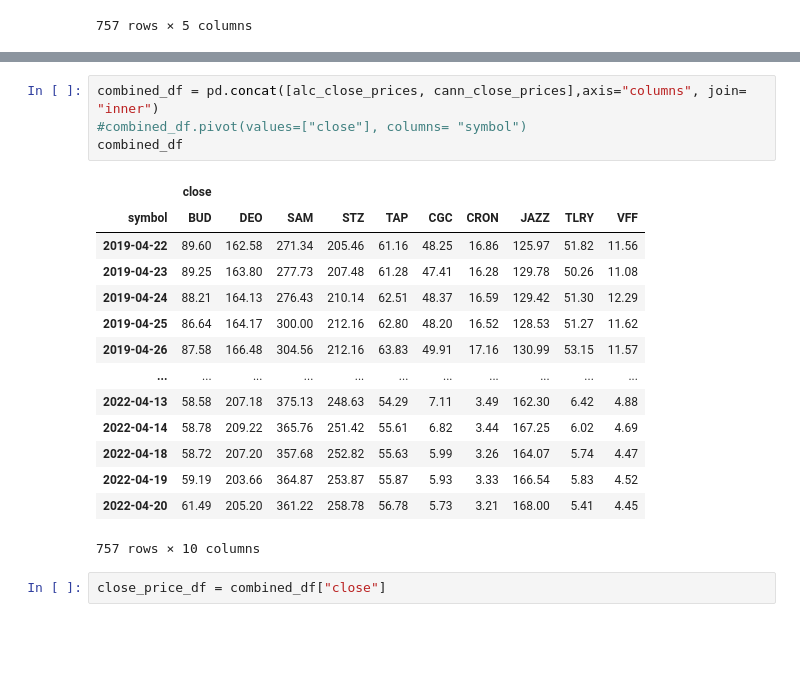
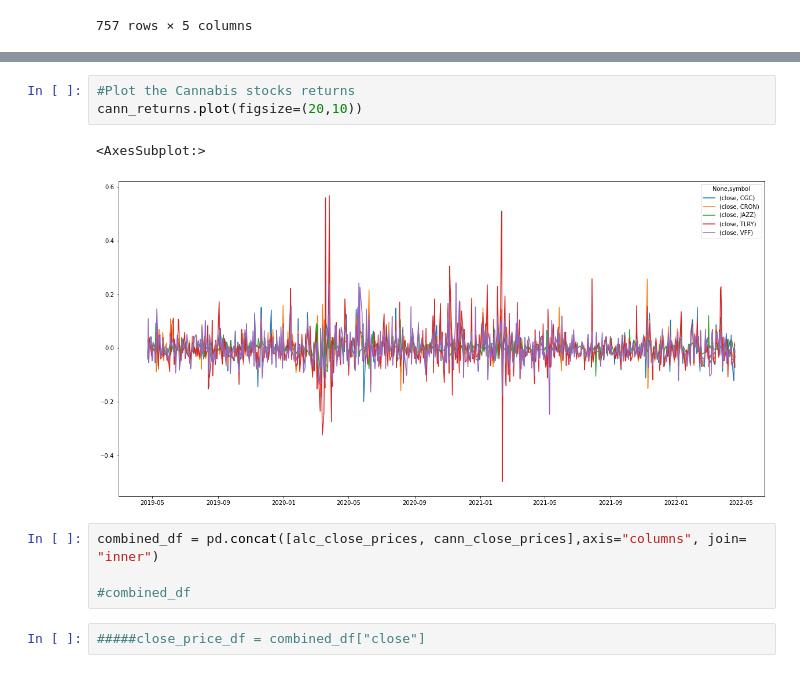
Before and after one commit to themichaelfoley/MKJ_FinTech_Project_1, a Jupyter notebook: Team3_Project1-2.ipynb, the cells around one changed output, grey strips where cells are left out. Saved outputs shown, nothing was run; the diff lists cells and outputs as text; blank space fills up the shorter version.

```diff
--- a/Team3_Project1-2.ipynb
+++ b/Team3_Project1-2.ipynb
@@ -221,25 +302,16 @@ cann_returns.dropna()
 | 2022-04-19 | -0.010017 | 0.021472 | 0.015055 | 0.015679 | 0.011186 |
 | 2022-04-20 | -0.033727 | -0.036036 | 0.008767 | -0.072041 | -0.015487 |
 756 rows × 5 columns
+# %%
+#Plot the Cannabis stocks returns
+cann_returns.plot(figsize=(20,10))
+# %% [output]
+<AxesSubplot:>
+[figure, added]
 # %%
 combined_df = pd.concat([alc_close_prices, cann_close_prices],axis="columns", join= "inner")
-#combined_df.pivot(values=["close"], columns= "symbol")
-combined_df
+
+#combined_df
-# %% [output]
-|  | close |  |  |  |  |  |  |  |  |  |
-| symbol | BUD | DEO | SAM | STZ | TAP | CGC | CRON | JAZZ | TLRY | VFF |
-| 2019-04-22 | 89.60 | 162.58 | 271.34 | 205.46 | 61.16 | 48.25 | 16.86 | 125.97 | 51.82 | 11.56 |
-| 2019-04-23 | 89.25 | 163.80 | 277.73 | 207.48 | 61.28 | 47.41 | 16.28 | 129.78 | 50.26 | 11.08 |
-| 2019-04-24 | 88.21 | 164.13 | 276.43 | 210.14 | 62.51 | 48.37 | 16.59 | 129.42 | 51.30 | 12.29 |
-| 2019-04-25 | 86.64 | 164.17 | 300.00 | 212.16 | 62.80 | 48.20 | 16.52 | 128.53 | 51.27 | 11.62 |
-| 2019-04-26 | 87.58 | 166.48 | 304.56 | 212.16 | 63.83 | 49.91 | 17.16 | 130.99 | 53.15 | 11.57 |
-| ... | ... | ... | ... | ... | ... | ... | ... | ... | ... | ... |
-| 2022-04-13 | 58.58 | 207.18 | 375.13 | 248.63 | 54.29 | 7.11 | 3.49 | 162.30 | 6.42 | 4.88 |
-| 2022-04-14 | 58.78 | 209.22 | 365.76 | 251.42 | 55.61 | 6.82 | 3.44 | 167.25 | 6.02 | 4.69 |
-| 2022-04-18 | 58.72 | 207.20 | 357.68 | 252.82 | 55.63 | 5.99 | 3.26 | 164.07 | 5.74 | 4.47 |
-| 2022-04-19 | 59.19 | 203.66 | 364.87 | 253.87 | 55.87 | 5.93 | 3.33 | 166.54 | 5.83 | 4.52 |
-| 2022-04-20 | 61.49 | 205.20 | 361.22 | 258.78 | 56.78 | 5.73 | 3.21 | 168.00 | 5.41 | 4.45 |
-757 rows × 10 columns
 # %%
-close_price_df = combined_df["close"]
+#####close_price_df = combined_df["close"]
 # %%
```
Also changed, not shown: parts of 33 cells of this notebook, 1 other file.
